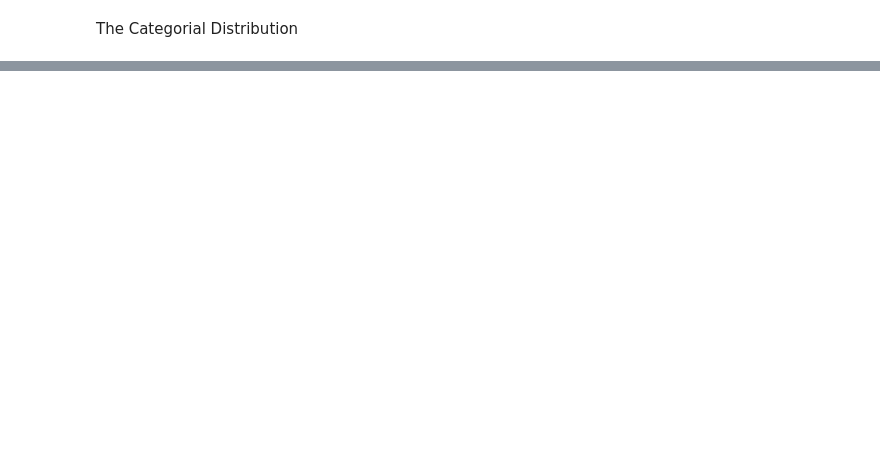
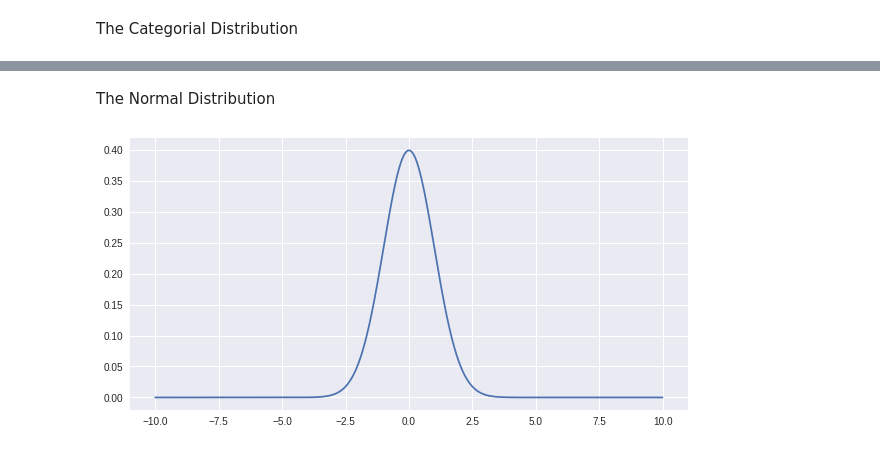
Before and after one commit to prasanth5reddy/D2L, a Jupyter notebook: The Basics/sampling.ipynb, the cells around one changed output, grey strips where cells are left out. Saved outputs shown, nothing was run; the diff lists cells and outputs as text; code cells hidden in the pictures; blank space fills up the shorter version.

```diff
--- a/The Basics/sampling.ipynb
+++ b/The Basics/sampling.ipynb
@@ -73,0 +89,10 @@ The Categorial Distribution
+# %% [markdown]
+The Normal Distribution
+# %%
+x = np.arange(-10, 10, 0.01)
+p = (1/math.sqrt(2 * math.pi)) * np.exp(-0.5 * x**2)
+plt.figure(figsize=(10, 5))
+plt.plot(x, p)
+plt.show()
+# %% [output]
+[figure, added]
```
Also changed, not shown: parts of 6 cells of this notebook.
